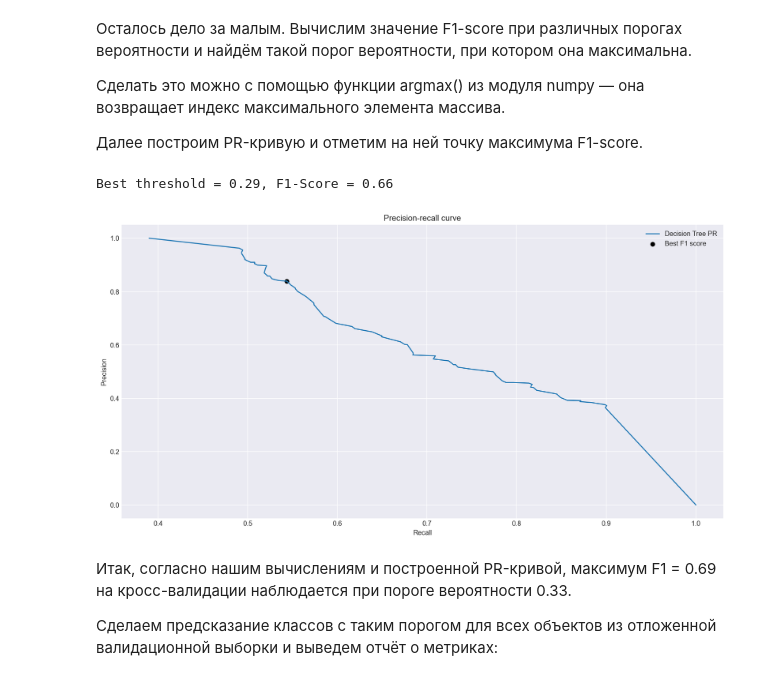
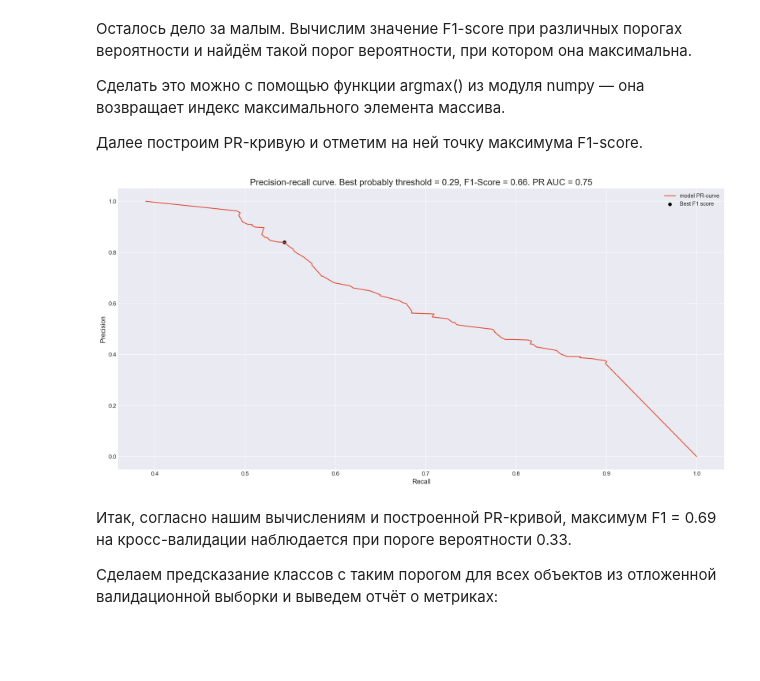
Before and after one commit to Chepell/SF_DS_Pro, a Jupyter notebook: ML-5/01_Validation_approaches_.ipynb, the cells around one changed output. Drawn from its saved outputs; the diff is of its cells as text; code cells hidden in the pictures; blank space fills up the shorter version.

```diff
--- a/ML-5/01_Validation_approaches_.ipynb
+++ b/ML-5/01_Validation_approaches_.ipynb
@@ -482,37 +499,10 @@ Recall scores: [1.         0.96244131 0.95539906 0.95187793 0.94953052]
 Сделать это можно с помощью функции argmax() из модуля numpy — она возвращает индекс максимального элемента массива.
 
 Далее построим PR-кривую и отметим на ней точку максимума F1-score.
-# %%
-# Вычисляем F1-score при различных threshold
-f1_scores = (2 * precision * recall) / (precision + recall)
-
-# Определяем индекс максимума F1
-idx = np.argmax(f1_scores)
-# И значение порога вероятности при котором F1 максимален
-threshold_opt = thresholds[idx]
-
-print('Best threshold = {:.2f}, F1-Score = {:.2f}'.format(threshold_opt, f1_scores[idx]))
-
-# Строим PR-кривую
-fig, ax = plt.subplots(figsize=(16, 8)) # фигура + координатная плоскость
-
-# Строим линейный график зависимости precision от recall
-ax.plot(precision, recall, label='Decision Tree PR')
-
-# Отмечаем точку максимума F1
-ax.scatter(precision[idx], recall[idx], marker='o', color='black', label='Best F1 score')
-
-# Даём графику название и подписываем оси
-ax.set_title('Precision-recall curve')
-ax.set_xlabel('Recall')
-ax.set_ylabel('Precision')
-
-# Отображаем легенду
-ax.legend()
-plt.show()
-# %% [output]
-Best threshold = 0.29, F1-Score = 0.66
-[figure, removed]
+# %%
+hd.plot_PR_curve(y_train, y_cv_proba_pred)
+# %% [output]
+[figure, added]
 # %% [markdown]
 Итак, согласно нашим вычислениям и построенной PR-кривой, максимум  F1 = 0.69 на кросс-валидации наблюдается при пороге вероятности 0.33.
 
```
Also changed, not shown: parts of 8 cells of this notebook, 10 other files.
